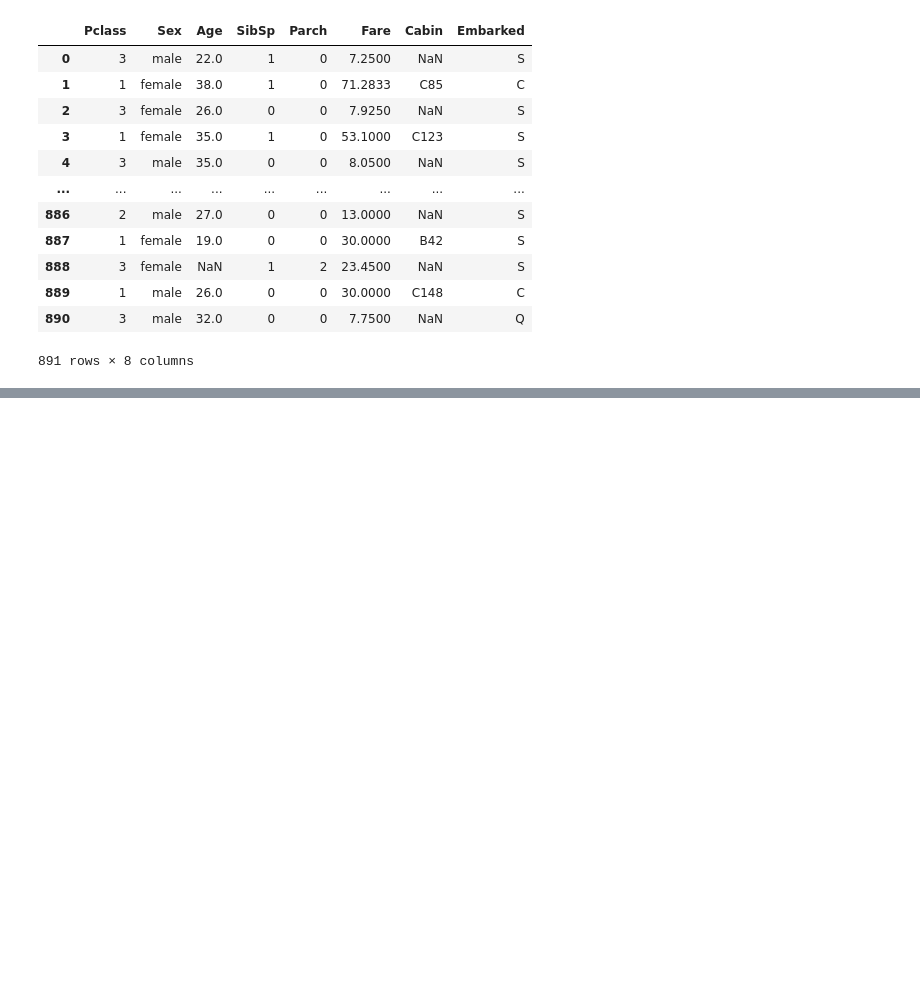
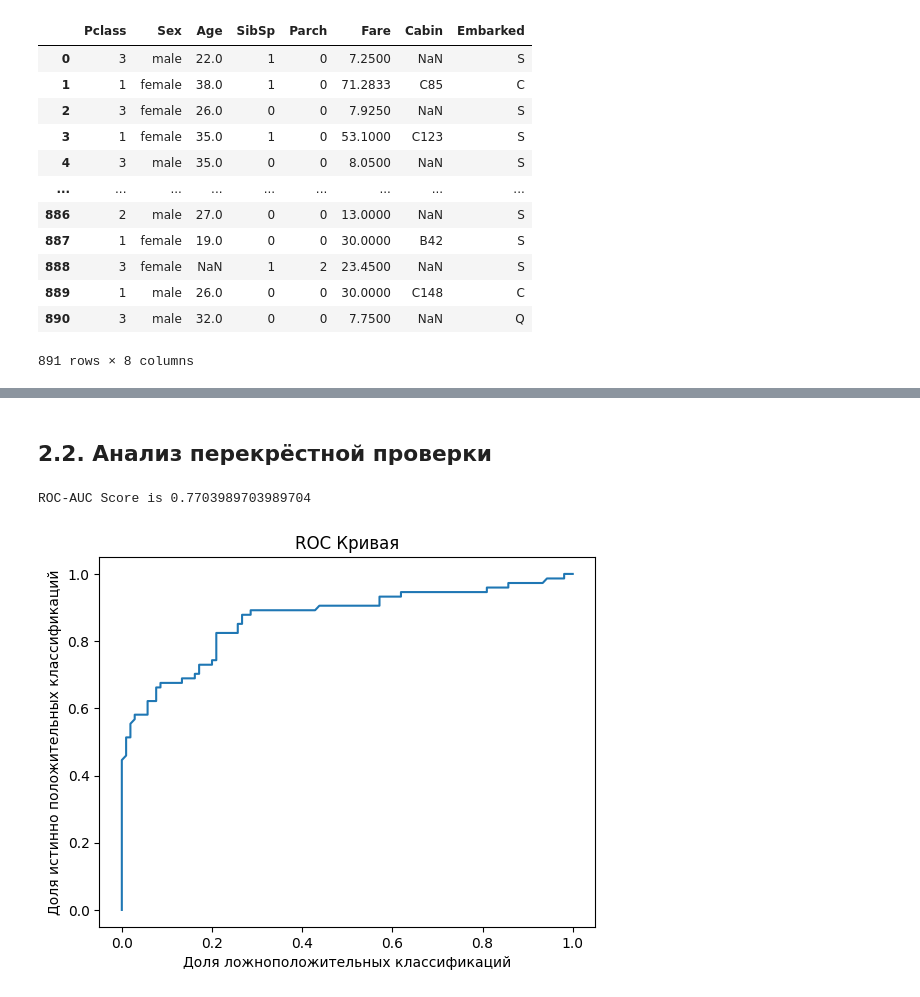
Before and after one commit to p0gramist/ml-on-five, a Jupyter notebook: titanic/gradient_descent.ipynb, the cells around one changed output, grey strips where cells are left out. Cells and saved outputs as stored; diff of their text form; code cells hidden in the pictures; blank space fills up the shorter version.

```diff
--- a/titanic/gradient_descent.ipynb
+++ b/titanic/gradient_descent.ipynb
@@ -121,8 +151,8 @@ class CabinTransformer(BaseEstimator, TransformerMixin):
         return X_copy
 # %%
 class EmbarkedTransformer(BaseEstimator, TransformerMixin):
-    def __init__(self):
-        pass
+    def __init__(self, mode="r"):
+        self.mode = mode
 
     def fit(self, X, y=None):
         return self
@@ -130,4 +160,17 @@ class EmbarkedTransformer(BaseEstimator, TransformerMixin):
     def transform(self, X, y=None):
         X_copy = X.copy()
 
+        if self.mode == "r":
+            embarked = X_copy.Embarked.unique()
+            X_copy.loc[:, 'Embarked'] = X_copy.Embarked.apply(lambda x: random.choice(embarked) if pd.isnull(x) else x)
+
+        if self.mode == "s":
+            counts = X_copy.Embarked.value_counts(normalize=True).round(3).sort_index()
+
+            embarked = counts.index.values
+            weights = counts.values
+
+            X_copy.loc[:, 'Embarked'] = X_copy.Embarked.apply(lambda x: random.choices(embarked, weights, k=1)[0] if pd.isnull(x) else x)
+
+        X_copy.Embarked, self.uniques = pd.factorize(X_copy.Embarked)
         return X_copy
@@ -157,12 +178,7 @@ X_'''
 estimators = [
     ("age-transformer", AgeTransformer(step_of_partitions=10, mode="s")),
     ("sex-transformer", SexTransformer(mode="s")),
-    ("fare-transformer", FareTransformer()),
-    ("cabin-transformer", CabinTransformer()),
-    ("embarked-transformer", EmbarkedTransformer()),
+    ("fare-transformer", FareTransformer(mode="s")),
+    ("cabin-transformer", CabinTransformer(mode="s")),
+    ("embarked-transformer", EmbarkedTransformer(mode="s")),
 ]
-
-prepare_pipe = Pipeline(estimators)
-X_ = prepare_pipe.fit_transform(X_)
-
-X_.head(10)
@@ -180,0 +185,5 @@ X_.head(10)
+# %%
+preprocessing = Pipeline(estimators)
+X_ = preprocessing.fit_transform(X)
+
+X_train, X_test, y_train, y_test = train_test_split(X_, y, test_size=0.20, random_state=42)
@@ -206,0 +215,17 @@ roc_auc_score(y_test, y_pred)
+# %%
+model = grid.best_estimator_
+# %% [markdown]
+## 2.2. Анализ перекрёстной проверки
+# %%
+y_pred = model.predict(X_test)
+fpr, tpr, thresholds = roc_curve(y_test, model.decision_function(X_test))
+
+plt.plot(fpr, tpr)
+plt.title("ROC Кривая")
+plt.xlabel("Доля ложноположительных классификаций")
+plt.ylabel("Доля истинно положительных классификаций")
+
+print(f"ROC-AUC Score is {roc_auc_score(y_test, y_pred)}")
+# %% [output]
+ROC-AUC Score is 0.7703989703989704
+[figure, added]
```
Also changed, not shown: parts of 15 cells of this notebook.
